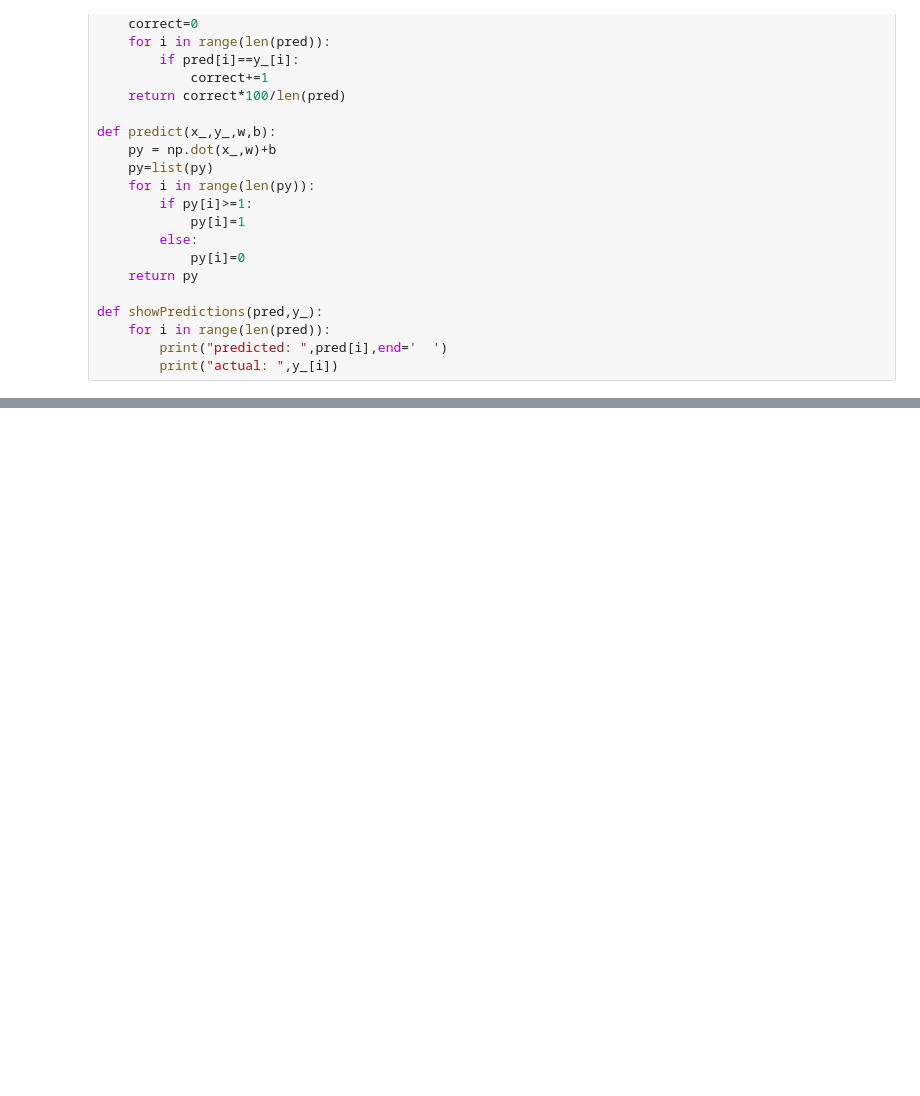
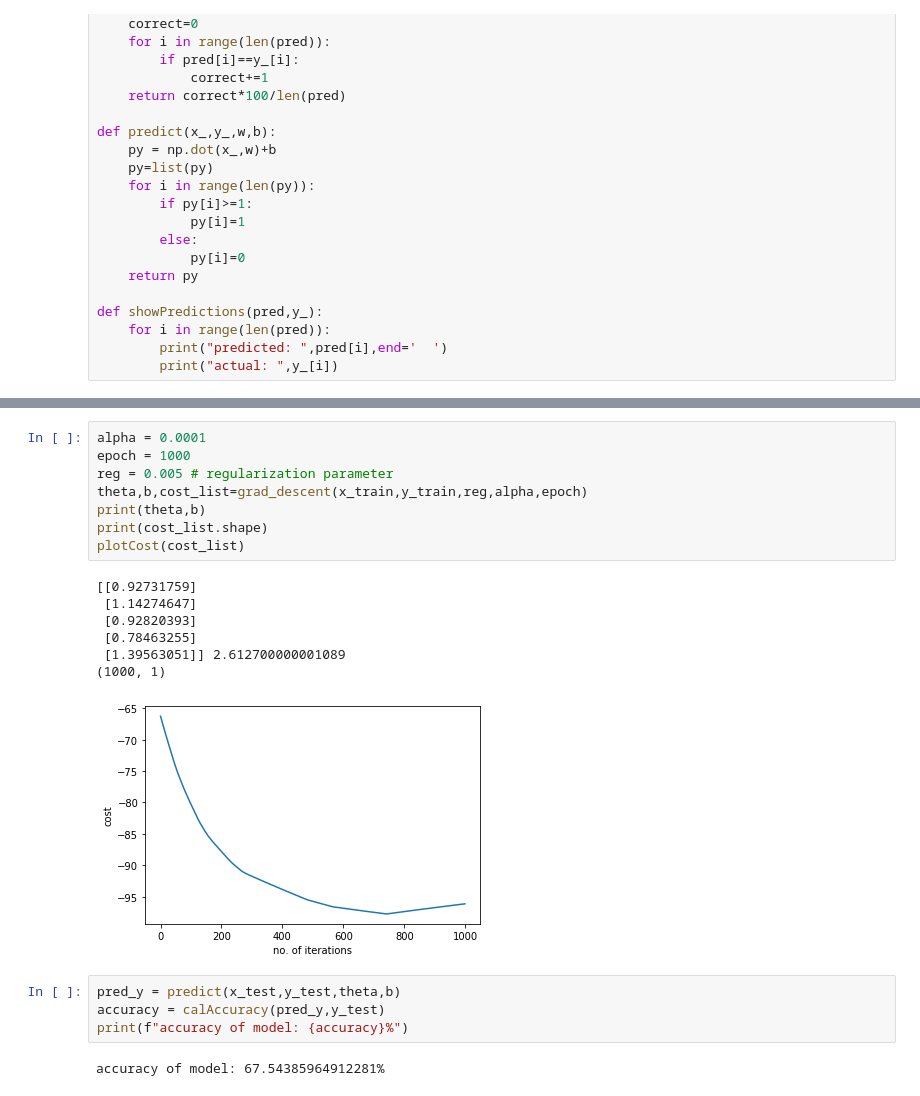
Before and after one commit to tanya12181/Machine-Learning-Internship, a Jupyter notebook: Task 12 SVM/Task 12 SVM from scratch (updated).ipynb, the cells around one changed output, grey strips where cells are left out. Cells and saved outputs as stored; diff of their text form; blank space fills up the shorter version.

```diff
--- a/Task 12 SVM/Task 12 SVM from scratch (updated).ipynb
+++ b/Task 12 SVM/Task 12 SVM from scratch (updated).ipynb
@@ -213,0 +214,22 @@ predicted:  1  actual:  1.0
+# %%
+alpha = 0.0001
+epoch = 1000
+reg = 0.005 # regularization parameter
+theta,b,cost_list=grad_descent(x_train,y_train,reg,alpha,epoch)
+print(theta,b)
+print(cost_list.shape)
+plotCost(cost_list)
+# %% [output]
+[[0.92731759]
+ [1.14274647]
+ [0.92820393]
+ [0.78463255]
+ [1.39563051]] 2.612700000001089
+(1000, 1)
+[figure, added]
+# %%
+pred_y = predict(x_test,y_test,theta,b)
+accuracy = calAccuracy(pred_y,y_test)
+print(f"accuracy of model: {accuracy}%")
+# %% [output]
+accuracy of model: 67.54385964912281%
```
Also changed, not shown: parts of 11 cells of this notebook.
